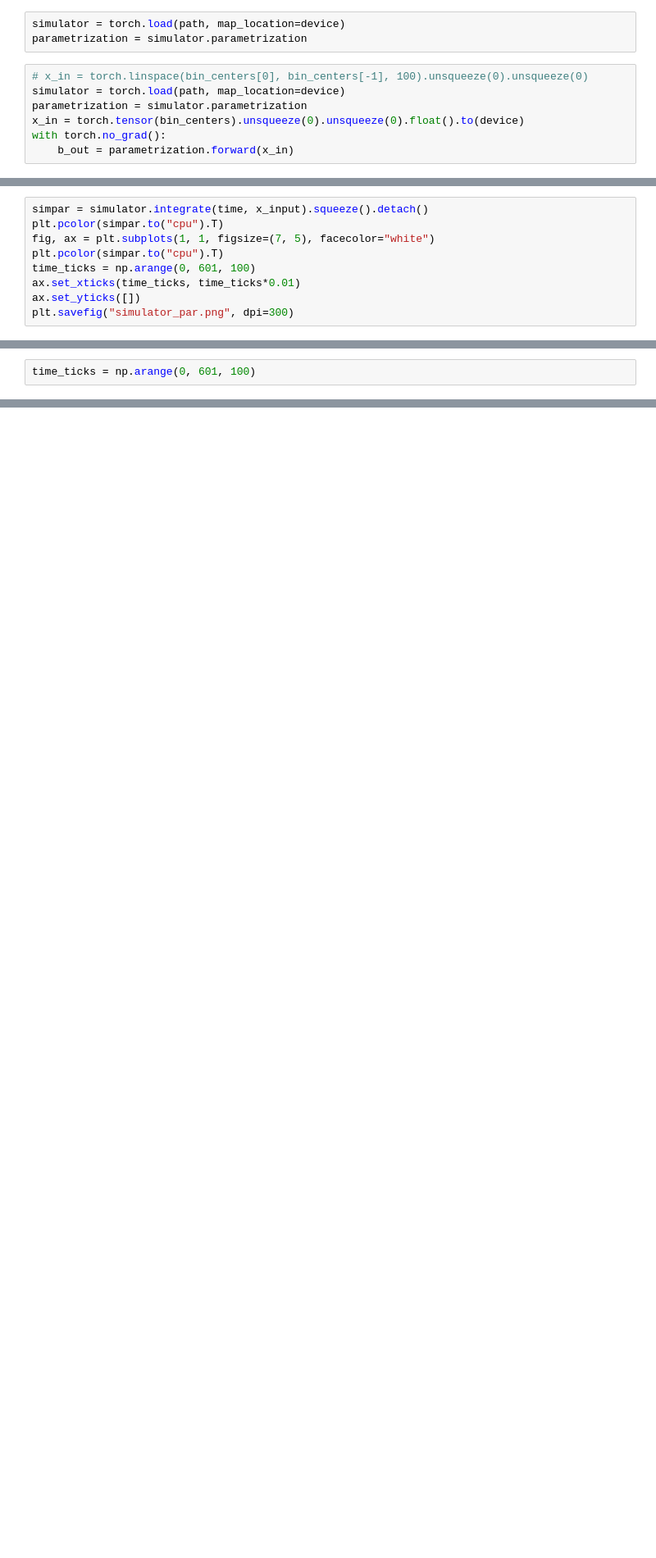
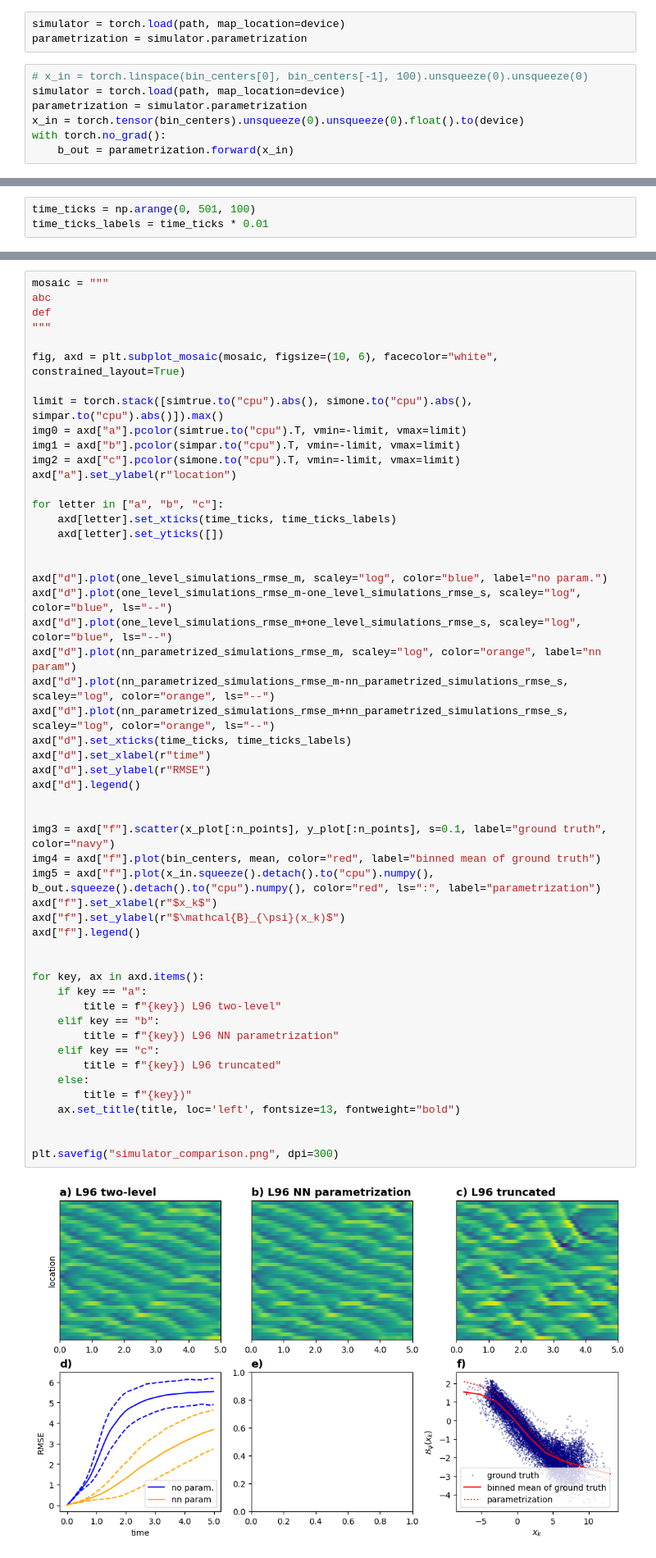
Before and after one commit to m-dml/coda, a Jupyter notebook: notebooks/evaluate_single_parametrization.ipynb, the cells around one changed output, grey strips where cells are left out. Shown: that part at 82% size. Drawn from its saved outputs; the diff is of its cells as text; blank space fills up the shorter version.

```diff
--- a/notebooks/evaluate_single_parametrization.ipynb
+++ b/notebooks/evaluate_single_parametrization.ipynb
@@ -491,9 +197,0 @@ plt.savefig("diff_one.png", dpi=300)
-# %%
-simpar = simulator.integrate(time, x_input).squeeze().detach()
-plt.pcolor(simpar.to("cpu").T)
-fig, ax = plt.subplots(1, 1, figsize=(7, 5), facecolor="white")
-plt.pcolor(simpar.to("cpu").T)
-time_ticks = np.arange(0, 601, 100)
-ax.set_xticks(time_ticks, time_ticks*0.01)
-ax.set_yticks([])
-plt.savefig("simulator_par.png", dpi=300)
@@ -503,2 +198,3 @@ plt.savefig("simulator_par.png", dpi=300)
 # %%
-time_ticks = np.arange(0, 601, 100)
+time_ticks = np.arange(0, 501, 100)
+time_ticks_labels = time_ticks * 0.01
@@ -564,0 +201,54 @@ NameError: name 'simtrue' is not defined
+# %%
+mosaic = """
+abc
+def
+"""
+
+fig, axd = plt.subplot_mosaic(mosaic, figsize=(10, 6), facecolor="white", constrained_layout=True)
+
+limit = torch.stack([simtrue.to("cpu").abs(), simone.to("cpu").abs(), simpar.to("cpu").abs()]).max()
+img0 = axd["a"].pcolor(simtrue.to("cpu").T, vmin=-limit, vmax=limit)
+img1 = axd["b"].pcolor(simpar.to("cpu").T, vmin=-limit, vmax=limit)
+img2 = axd["c"].pcolor(simone.to("cpu").T, vmin=-limit, vmax=limit)
+axd["a"].set_ylabel(r"location")
+
+for letter in ["a", "b", "c"]:
+    axd[letter].set_xticks(time_ticks, time_ticks_labels)
+    axd[letter].set_yticks([])
+
+
+axd["d"].plot(one_level_simulations_rmse_m, scaley="log", color="blue", label="no param.")
+axd["d"].plot(one_level_simulations_rmse_m-one_level_simulations_rmse_s, scaley="log", color="blue", ls="--")
+axd["d"].plot(one_level_simulations_rmse_m+one_level_simulations_rmse_s, scaley="log", color="blue", ls="--")
+axd["d"].plot(nn_parametrized_simulations_rmse_m, scaley="log", color="orange", label="nn param")
+axd["d"].plot(nn_parametrized_simulations_rmse_m-nn_parametrized_simulations_rmse_s, scaley="log", color="orange", ls="--")
+axd["d"].plot(nn_parametrized_simulations_rmse_m+nn_parametrized_simulations_rmse_s, scaley="log", color="orange", ls="--")
+axd["d"].set_xticks(time_ticks, time_ticks_labels)
+axd["d"].set_xlabel(r"time")
+axd["d"].set_ylabel(r"RMSE")
+axd["d"].legend()
+
+
+img3 = axd["f"].scatter(x_plot[:n_points], y_plot[:n_points], s=0.1, label="ground truth", color="navy")
+img4 = axd["f"].plot(bin_centers, mean, color="red", label="binned mean of ground truth")
+img5 = axd["f"].plot(x_in.squeeze().detach().to("cpu").numpy(), b_out.squeeze().detach().to("cpu").numpy(), color="red", ls=":", label="parametrization")
+axd["f"].set_xlabel(r"$x_k$")
+axd["f"].set_ylabel(r"$\mathcal{B}_{\psi}(x_k)$")
+axd["f"].legend()
+
+
+for key, ax in axd.items():
+    if key == "a":
+        title = f"{key}) L96 two-level"
+    elif key == "b":
+        title = f"{key}) L96 NN parametrization"
+    elif key == "c":
+        title = f"{key}) L96 truncated"
+    else:
+        title = f"{key})"
+    ax.set_title(title, loc='left', fontsize=13, fontweight="bold")
+
+
+plt.savefig("simulator_comparison.png", dpi=300)
+# %% [output]
+[figure, added]
```
Also changed, not shown: parts of 45 cells of this notebook, 2 other files.
